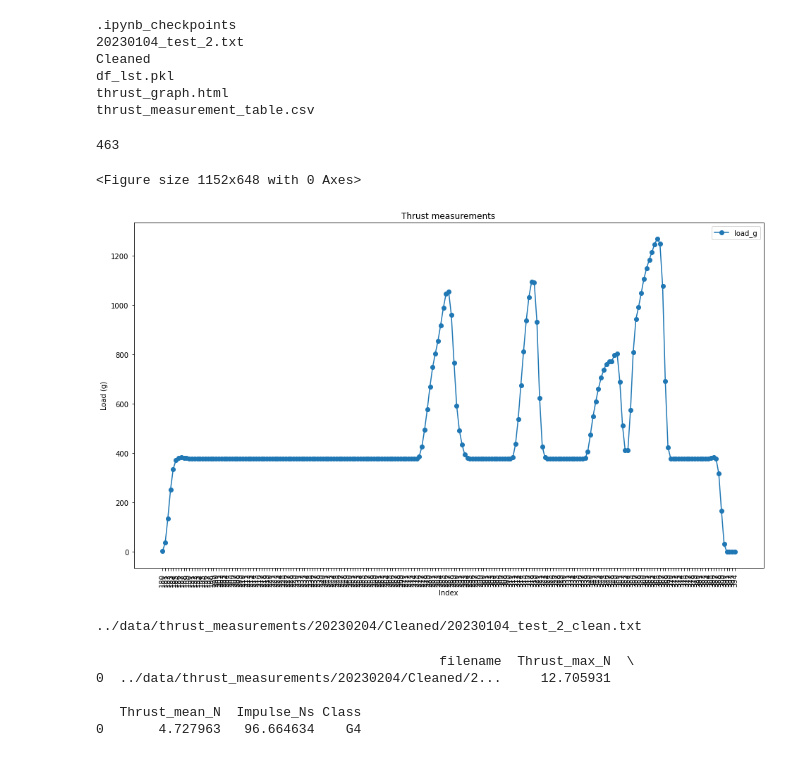
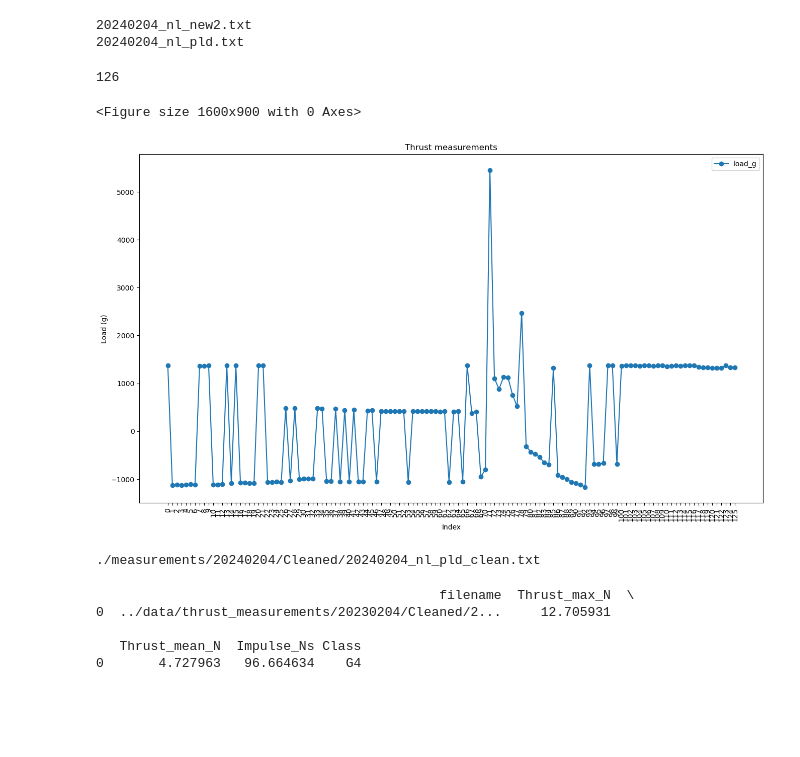
Before and after one commit to PAmerikanos/rocket-buds, a Jupyter notebook: thrust_measurement/plot_measurements.ipynb, the cells around one changed output. Drawn from its saved outputs; the diff is of its cells as text; code cells hidden in the pictures; blank space fills up the shorter version.

Commit message:
Some nozzleless measurements

```diff
--- a/thrust_measurement/plot_measurements.ipynb
+++ b/thrust_measurement/plot_measurements.ipynb
@@ -25,7 +23,7 @@ output_notebook()
 # %%
 # Folder containing measurement files
 
-folder = "../data/thrust_measurements/20230204"
+folder = "./measurements/20240204"
 
 file_list = os.listdir(folder)
 file_list.sort()
@@ -34,50 +32,46 @@ for file in file_list: print(file)
 os.makedirs(os.path.join(folder, "Cleaned"), exist_ok = True)
 #os.makedirs(os.path.join(folder, "RAW"), exist_ok = True)
 # %% [output]
-.ipynb_checkpoints
-20230104_test_2.txt
-Cleaned
-df_lst.pkl
-thrust_graph.html
-thrust_measurement_table.csv
+20240204_nl_new2.txt
+20240204_nl_pld.txt
 # %%
 # Module for cleaning up measurement files, one by one
 
-file = '20230104_test_2.txt'
+file = '20240204_nl_pld.txt'
 
 fig = plt.figure(figsize=(16, 9)) # Prepare plot for populating
 df = pd.read_csv(os.path.join(folder, file), sep=r';', engine='python', header=None, names=['time_s','load_g']) # Open each file as timeseries dataframe
 #df.loc[df.load_g < 0, 'load_g'] = 0 # Replace negative values with zero
 print(len(df)) # check number of measurement points
 
 # Initialize START=0 and END=len(df)
 # Remove flat splines before and after by setting START and END values
-START = 180
-END = 395#len(df)
+START = 0
+END = len(df)
 
 #replace outlier in specific point with average of before and after
 #point = 77
 #df.at[point, 'load_g'] = (df[['load_g']].iloc[point-1] + df[['load_g']].iloc[point+1])/2
 
 df = df.iloc[np.r_[START:END]]
 axs = df.reset_index().plot.line(x='index', y="load_g", figsize=(16, 9), title=file, style='o-') # plot measurement points
 
 plt.xticks(range(START,END), rotation=90)
 plt.title("Thrust measurements")
 plt.xlabel("Index")
 plt.ylabel("Load (g)")
 plt.show()
 
 csv_name = os.path.join(folder, "Cleaned", file[:-4] + "_clean.txt")
 print(csv_name)
 df.to_csv(csv_name, sep=r';', index=False, header=False)
 
 #shutil.move(os.path.join(folder, file), os.path.join(folder, "RAW", file))
 # %% [output]
-463
+126
-<Figure size 1152x648 with 0 Axes>
+<Figure size 1600x900 with 0 Axes>
-[figure, old version]
+[figure, new version]
-../data/thrust_measurements/20230204/Cleaned/20230104_test_2_clean.txt
+./measurements/20240204/Cleaned/20240204_nl_pld_clean.txt
 # %%
 # Classify engine based on impulse
 
```
Also changed, not shown: parts of 1 cell of this notebook, 4 other files.
